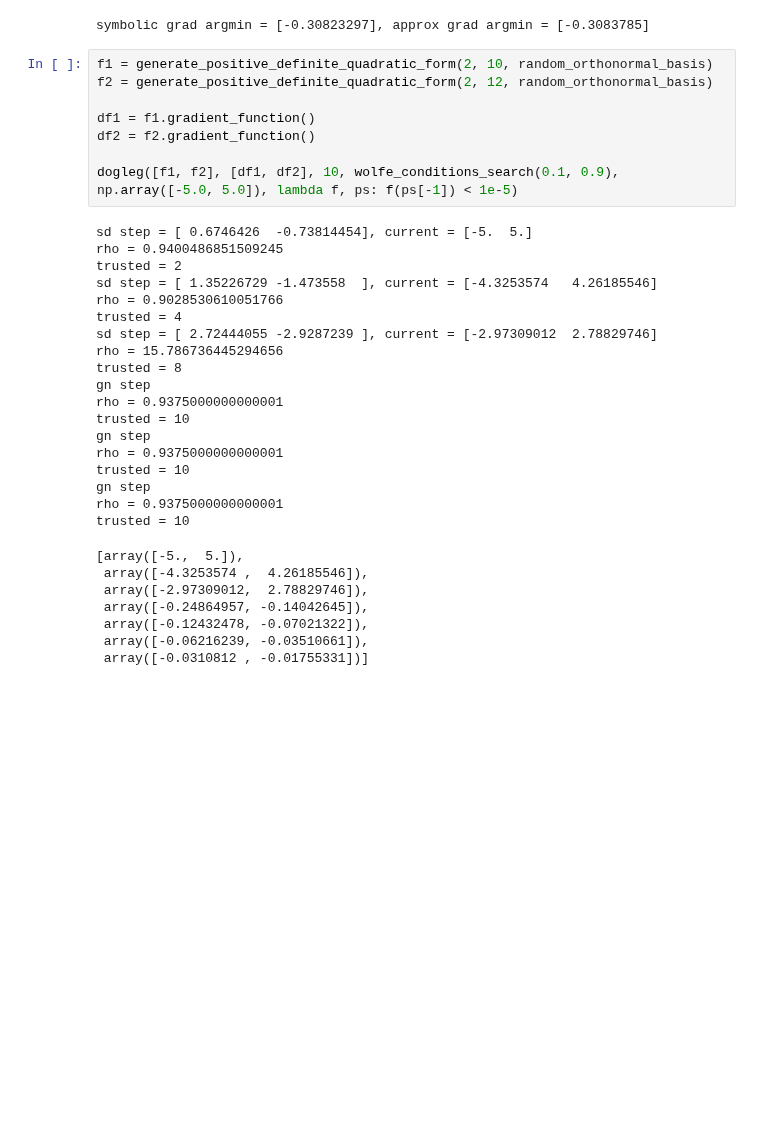
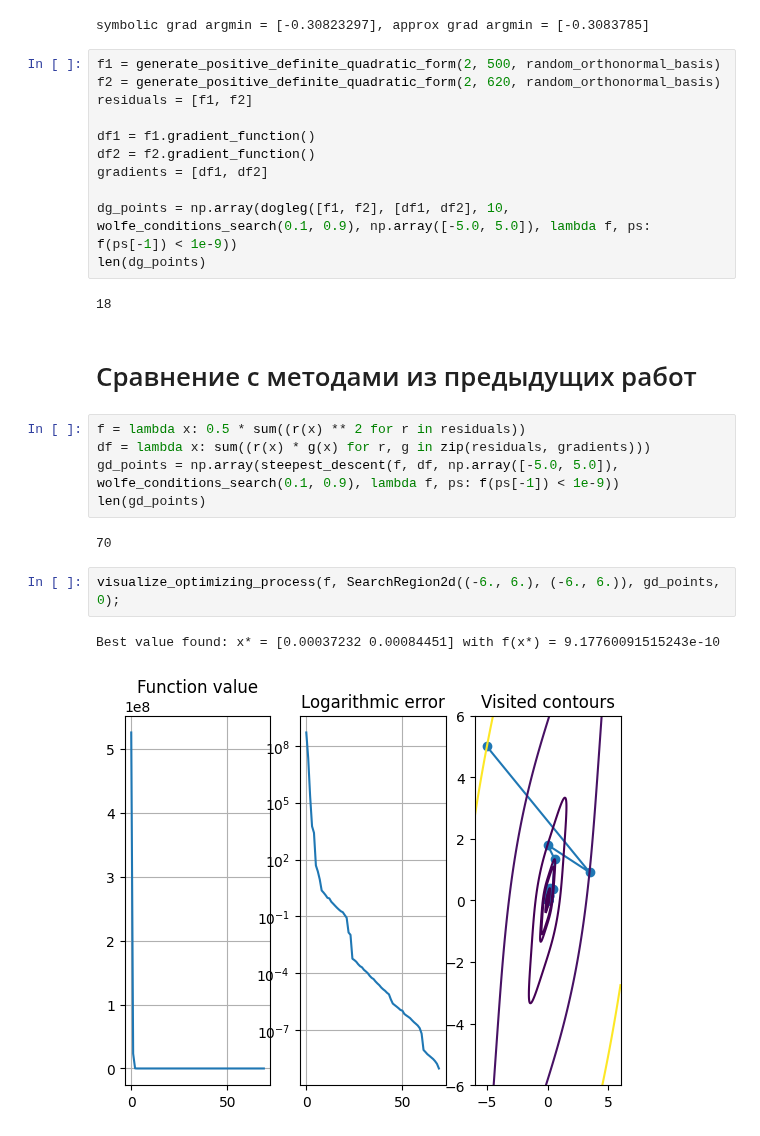
Before and after one commit to spanish-inquisition-optimization/HighOrderOptimization, a Jupyter notebook: part_1.ipynb, the cells around one changed output. Drawn from its saved outputs; the diff is of its cells as text; blank space fills up the shorter version.

Commit message:
Compare with dogleg with steepest descent

```diff
--- a/part_1.ipynb
+++ b/part_1.ipynb
@@ -51,36 +49,29 @@ print(f"symbolic grad argmin = {p1[-1]}, approx grad argmin = {p2[-1]}")
 # %% [output]
 symbolic grad argmin = [-0.30823297], approx grad argmin = [-0.3083785]
 # %%
-f1 = generate_positive_definite_quadratic_form(2, 10, random_orthonormal_basis)
-f2 = generate_positive_definite_quadratic_form(2, 12, random_orthonormal_basis)
+f1 = generate_positive_definite_quadratic_form(2, 500, random_orthonormal_basis)
+f2 = generate_positive_definite_quadratic_form(2, 620, random_orthonormal_basis)
+residuals = [f1, f2]
 
 df1 = f1.gradient_function()
 df2 = f2.gradient_function()
+gradients = [df1, df2]
 
-dogleg([f1, f2], [df1, df2], 10, wolfe_conditions_search(0.1, 0.9), np.array([-5.0, 5.0]), lambda f, ps: f(ps[-1]) < 1e-5)
+dg_points = np.array(dogleg([f1, f2], [df1, df2], 10, wolfe_conditions_search(0.1, 0.9), np.array([-5.0, 5.0]), lambda f, ps: f(ps[-1]) < 1e-9))
+len(dg_points)
 # %% [output]
-sd step = [ 0.6746426  -0.73814454], current = [-5.  5.]
-rho = 0.9400486851509245
-trusted = 2
-sd step = [ 1.35226729 -1.473558  ], current = [-4.3253574   4.26185546]
-rho = 0.9028530610051766
-trusted = 4
-sd step = [ 2.72444055 -2.9287239 ], current = [-2.97309012  2.78829746]
-rho = 15.786736445294656
-trusted = 8
-gn step
-rho = 0.9375000000000001
-trusted = 10
-gn step
-rho = 0.9375000000000001
-trusted = 10
-gn step
-rho = 0.9375000000000001
-trusted = 10
+18
-[array([-5.,  5.]),
- array([-4.3253574 ,  4.26185546]),
- array([-2.97309012,  2.78829746]),
- array([-0.24864957, -0.14042645]),
- array([-0.12432478, -0.07021322]),
- array([-0.06216239, -0.03510661]),
- array([-0.0310812 , -0.01755331])]
+# %% [markdown]
+# Сравнение с методами из предыдущих работ
+# %%
+f = lambda x: 0.5 * sum((r(x) ** 2 for r in residuals))
+df = lambda x: sum((r(x) * g(x) for r, g in zip(residuals, gradients)))
+gd_points = np.array(steepest_descent(f, df, np.array([-5.0, 5.0]), wolfe_conditions_search(0.1, 0.9), lambda f, ps: f(ps[-1]) < 1e-9))
+len(gd_points)
+# %% [output]
+70
+# %%
+visualize_optimizing_process(f, SearchRegion2d((-6., 6.), (-6., 6.)), gd_points, 0);
+# %% [output]
+Best value found: x* = [0.00037232 0.00084451] with f(x*) = 9.17760091515243e-10
+[figure, added]
```
Also changed, not shown: parts of 2 cells of this notebook.
